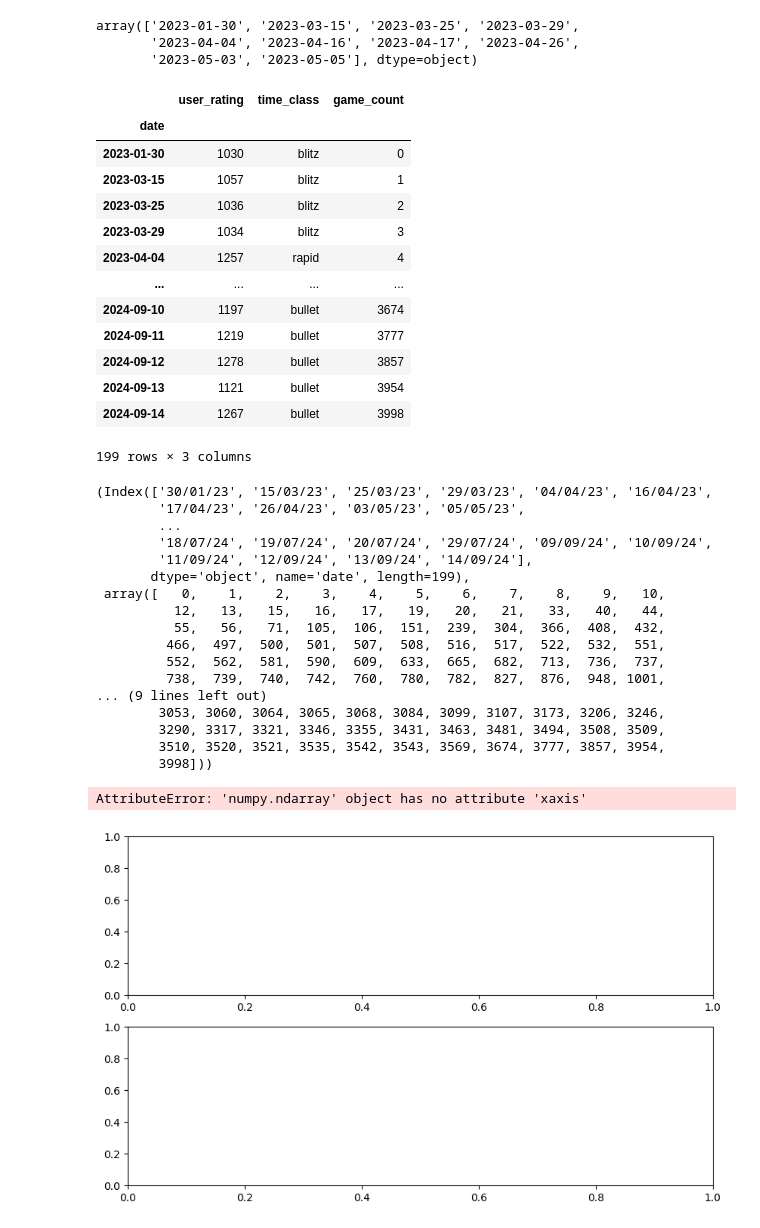
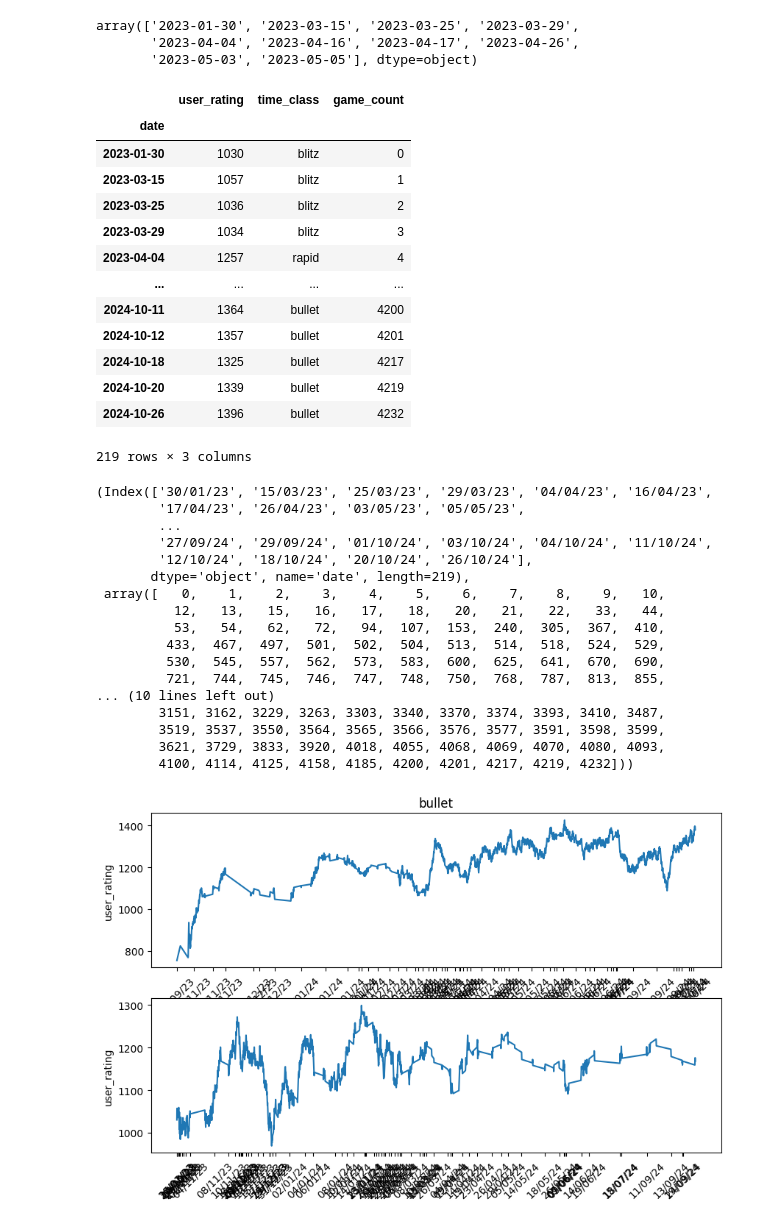
Before and after one commit to JammyNinja/Chess_analysis, a Jupyter notebook: notebooks/Analysis_rating_change_per_game.ipynb, the cells around one changed output. Saved outputs shown, nothing was run; the diff lists cells and outputs as text; code cells hidden in the pictures.

```diff
--- a/notebooks/Analysis_rating_change_per_game.ipynb
+++ b/notebooks/Analysis_rating_change_per_game.ipynb
@@ -69,0 +69,3 @@ y/n:n
+# %%
+preproc_df = main()
+preproc_df = get_data("select_games", "select_cols")
@@ -69,0 +90,3 @@ y/n:n
+# %%
+display(preproc_df.columns)
+all_games_df = preproc_df.copy()
@@ -140,7 +179,7 @@ array(['2023-01-30', '2023-03-15', '2023-03-25', '2023-03-29',
        '2023-04-04', '2023-04-16', '2023-04-17', '2023-04-26',
        '2023-05-03', '2023-05-05'], dtype=object)
 # %%
-rating_df["game_count"] = rating_df.index
+rating_df["game_number"] = rating_df.index
 
 rating_df.groupby(by="date").first()
 
@@ -154,12 +193,12 @@ rating_df.groupby(by="date").first()
 | 2023-03-29 | 1034 | blitz | 3 |
 | 2023-04-04 | 1257 | rapid | 4 |
 | ... | ... | ... | ... |
-| 2024-09-10 | 1197 | bullet | 3674 |
-| 2024-09-11 | 1219 | bullet | 3777 |
-| 2024-09-12 | 1278 | bullet | 3857 |
-| 2024-09-13 | 1121 | bullet | 3954 |
-| 2024-09-14 | 1267 | bullet | 3998 |
+| 2024-10-11 | 1364 | bullet | 4200 |
+| 2024-10-12 | 1357 | bullet | 4201 |
+| 2024-10-18 | 1325 | bullet | 4217 |
+| 2024-10-20 | 1339 | bullet | 4219 |
+| 2024-10-26 | 1396 | bullet | 4232 |
-199 rows × 3 columns
+219 rows × 3 columns
 # %%
 def get_xticks_for_df(df):
     df = df.copy()
@@ -181,38 +220,37 @@ get_xticks_for_df(rating_df)
 (Index(['30/01/23', '15/03/23', '25/03/23', '29/03/23', '04/04/23', '16/04/23',
         '17/04/23', '26/04/23', '03/05/23', '05/05/23',
         ...
-        '18/07/24', '19/07/24', '20/07/24', '29/07/24', '09/09/24', '10/09/24',
-        '11/09/24', '12/09/24', '13/09/24', '14/09/24'],
-       dtype='object', name='date', length=199),
+        '27/09/24', '29/09/24', '01/10/24', '03/10/24', '04/10/24', '11/10/24',
+        '12/10/24', '18/10/24', '20/10/24', '26/10/24'],
+       dtype='object', name='date', length=219),
  array([   0,    1,    2,    3,    4,    5,    6,    7,    8,    9,   10,
-          12,   13,   15,   16,   17,   19,   20,   21,   33,   40,   44,
-          55,   56,   71,  105,  106,  151,  239,  304,  366,  408,  432,
-         466,  497,  500,  501,  507,  508,  516,  517,  522,  532,  551,
-         552,  562,  581,  590,  609,  633,  665,  682,  713,  736,  737,
-         738,  739,  740,  742,  760,  780,  782,  827,  876,  948, 1001,
-... (9 lines left out)
-        3053, 3060, 3064, 3065, 3068, 3084, 3099, 3107, 3173, 3206, 3246,
-        3290, 3317, 3321, 3346, 3355, 3431, 3463, 3481, 3494, 3508, 3509,
-        3510, 3520, 3521, 3535, 3542, 3543, 3569, 3674, 3777, 3857, 3954,
-        3998]))
+          12,   13,   15,   16,   17,   18,   20,   21,   22,   33,   44,
+          53,   54,   62,   72,   94,  107,  153,  240,  305,  367,  410,
+         433,  467,  497,  501,  502,  504,  513,  514,  518,  524,  529,
+         530,  545,  557,  562,  573,  583,  600,  625,  641,  670,  690,
+         721,  744,  745,  746,  747,  748,  750,  768,  787,  813,  855,
+... (10 lines left out)
+        3151, 3162, 3229, 3263, 3303, 3340, 3370, 3374, 3393, 3410, 3487,
+        3519, 3537, 3550, 3564, 3565, 3566, 3576, 3577, 3591, 3598, 3599,
+        3621, 3729, 3833, 3920, 4018, 4055, 4068, 4069, 4070, 4080, 4093,
+        4100, 4114, 4125, 4158, 4185, 4200, 4201, 4217, 4219, 4232]))
 # %%
 # time_classes = rating_df.value_counts("time_class").index
 time_classes = ["bullet", 'blitz']
 
-fig, axs = plt.subplots(len(time_classes), 1, figsize=(10,6), squeeze=False) # axs is a (1,2) nd-array
+fig, axs = plt.subplots(len(time_classes), 1, figsize=(10,6)) # axs is a (1,2) nd-array
 
 for i,time in enumerate(time_classes):
     #data and plot
     time_df = rating_df[rating_df["time_class"] == time]
     sns.lineplot(data=time_df, x=time_df.index, y=time_df.user_rating, ax=axs[i])
 
     x_ticks, x_locations = get_xticks_for_df(time_df)
 
     #plot aesthetic
     axs[i].set_xticks(x_locations[::2])
     axs[i].set_xticklabels(x_ticks[::2])
     axs[i].tick_params(axis='x', rotation=45)
     axs[i].set_title(time)
 # %% [output]
-AttributeError: 'numpy.ndarray' object has no attribute 'xaxis'
-[figure, old version]
+[figure, new version]
```
Also changed, not shown: parts of 31 cells of this notebook.
